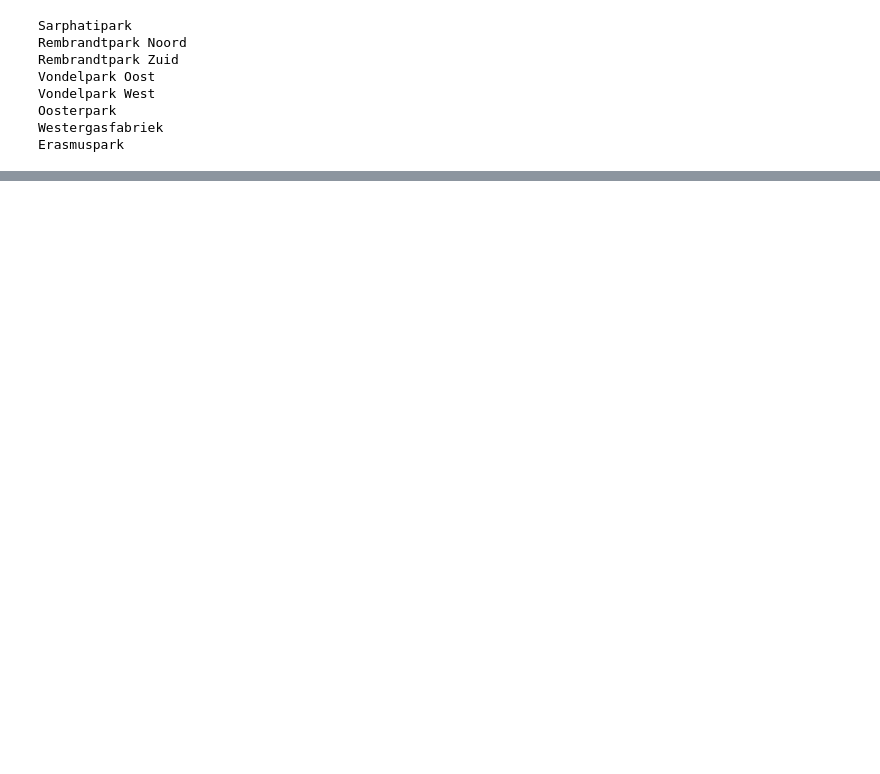
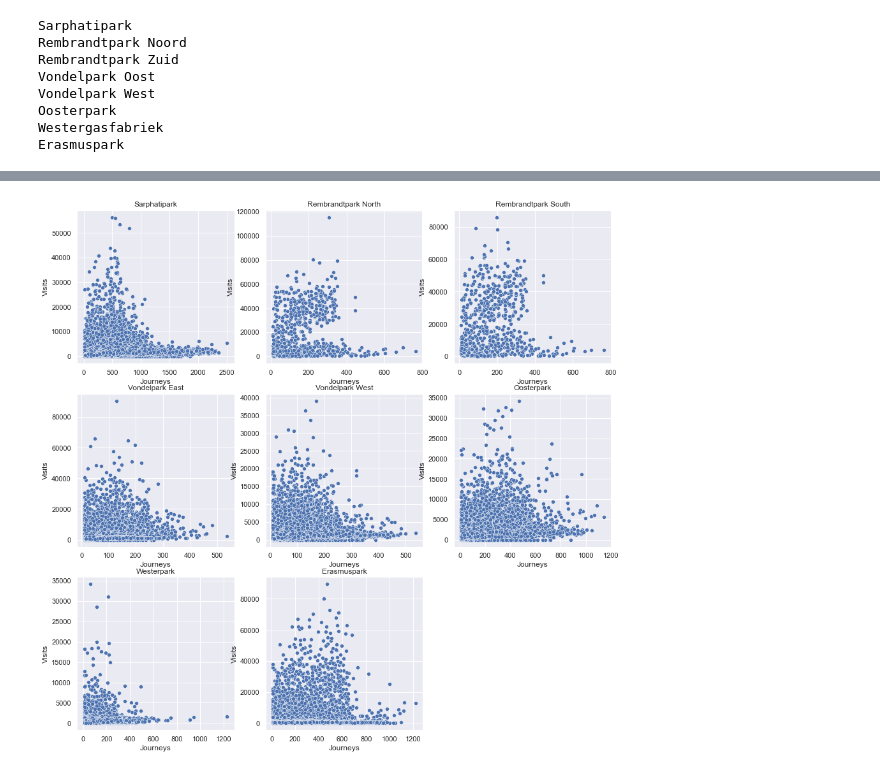
Before and after one commit to lotteph/DSP, a Jupyter notebook: GVB_ALL.ipynb, the cells around one changed output, grey strips where cells are left out. Saved outputs shown, nothing was run; the diff lists cells and outputs as text; code cells hidden in the pictures; blank space fills up the shorter version.

```diff
--- a/GVB_ALL.ipynb
+++ b/GVB_ALL.ipynb
@@ -508,14 +382,0 @@ sns.scatterplot(data=min15_all_resono_park, x="Visits", y="AantalReizen", hue="p
-# %%
-# CODE CAN BE REMOVED EVENTUALLY
-resono_oosterpark = resono[resono['Location'] == 'Oosterpark']
-resono_oosterpark['Start'] = pd.to_datetime(resono_oosterpark['Start'], utc=True)
-resono_oosterpark = resono_oosterpark.set_index('Start')
-
-resono_oosterpark_hourly = resono_oosterpark.resample('H').sum().drop(columns = ['Unnamed: 0'])
-resono_oosterpark_hourly.index = resono_oosterpark_hourly.index.tz_convert(None)
-
-resonoXvisits_oosterpark = resono_oosterpark_hourly.loc["2020-10":].join(vondelpark_journeys)
-resonoXvisits_oosterpark = resonoXvisits_oosterpark.dropna()
-resonoXvisits_oosterpark
-
-sns.scatterplot(data=resonoXvisits_oosterpark, x="Visits", y="AantalReizen");
@@ -521,0 +413,39 @@ sns.scatterplot(data=resonoXvisits_oosterpark, x="Visits", y="AantalReizen");
+# %%
+# Show all correlations between park and linear
+f, axes = plt.subplots(3, 3, figsize=(15, 15))
+
+sns.scatterplot(x="AantalReizen", y="Visits", data=resono_sarphatipark, ax=axes[0][0])
+axes[0][0].set_title("Sarphatipark")
+axes[0][0].set_xlabel("Journeys")
+
+sns.scatterplot(x="AantalReizen", y="Visits", data=resono_rembrandtpark_noord, ax=axes[0][1])
+axes[0][1].set_title("Rembrandtpark North")
+axes[0][1].set_xlabel("Journeys")
+
+sns.scatterplot(x="AantalReizen", y="Visits", data=resono_rembrandtpark_zuid, ax=axes[0][2])
+axes[0][2].set_title("Rembrandtpark South")
+axes[0][2].set_xlabel("Journeys")
+
+sns.scatterplot(x="AantalReizen", y="Visits", data=resono_vondelpark_oost, ax=axes[1][0])
+axes[1][0].set_title("Vondelpark East")
+axes[1][0].set_xlabel("Journeys")
+
+sns.scatterplot(x="AantalReizen", y="Visits", data=resono_vondelpark_west, ax=axes[1][1])
+axes[1][1].set_title("Vondelpark West")
+axes[1][1].set_xlabel("Journeys")
+
+sns.scatterplot(x="AantalReizen", y="Visits", data=resono_oosterpark, ax=axes[1][2])
+axes[1][2].set_title("Oosterpark")
+axes[1][2].set_xlabel("Journeys")
+
+sns.scatterplot(x="AantalReizen", y="Visits", data=resono_westergasfabriek, ax=axes[2][0])
+axes[2][0].set_title("Westerpark")
+axes[2][0].set_xlabel("Journeys")
+
+sns.scatterplot(x="AantalReizen", y="Visits", data=resono_erasmuspark, ax=axes[2][1])
+axes[2][1].set_title("Erasmuspark")
+axes[2][1].set_xlabel("Journeys")
+
+axes[2,2].set_axis_off()
+# %% [output]
+[figure, added]
```
Also changed, not shown: parts of 23 cells of this notebook.
